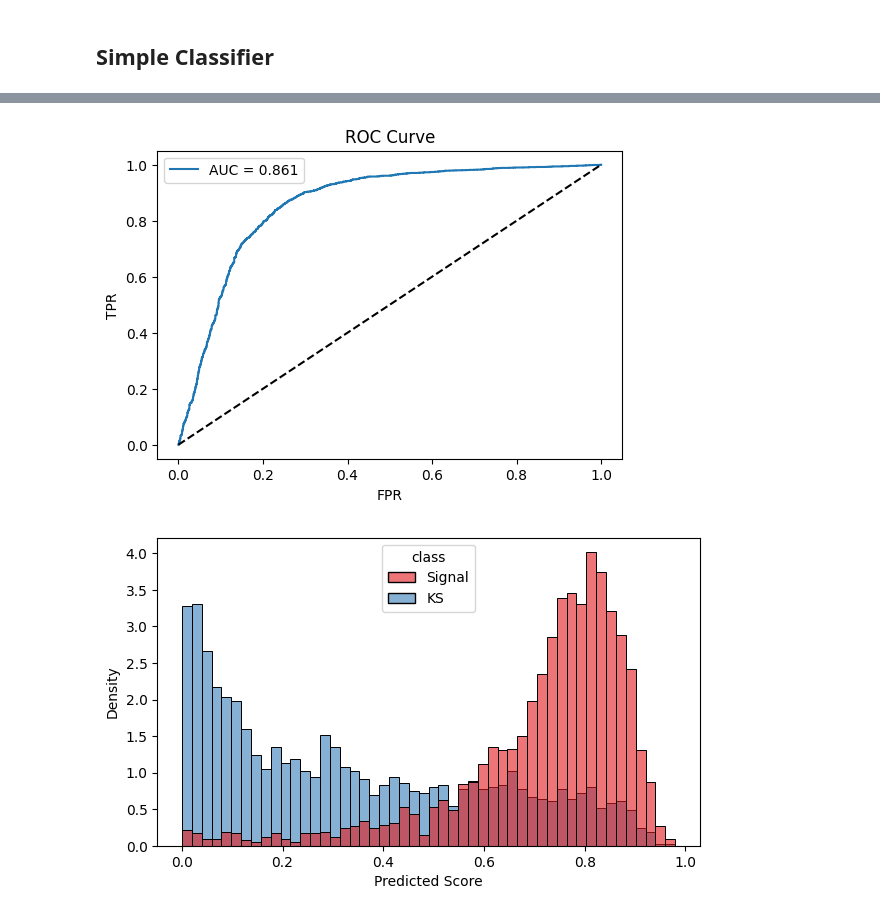
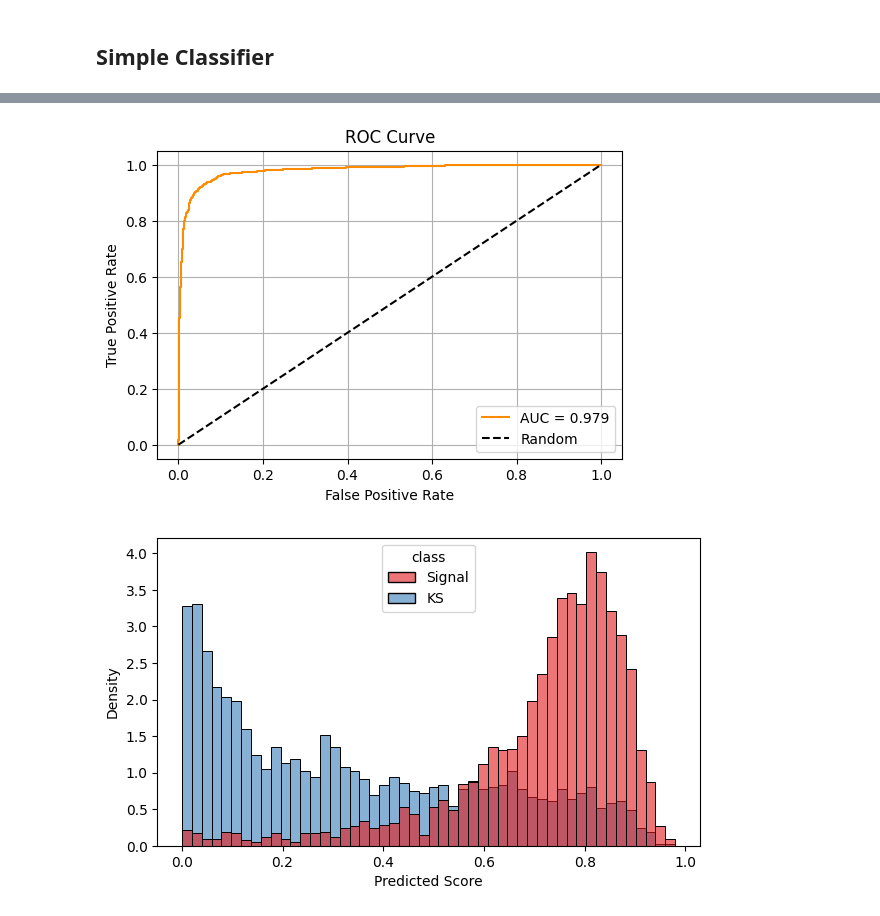
Before and after one commit to Shravan1729/LV_in_LHC_-KS-process, a Jupyter notebook: DNN_test.ipynb, the cells around one changed output, grey strips where cells are left out. Cells and saved outputs as stored; diff of their text form; code cells hidden in the pictures.

```diff
--- a/DNN_test.ipynb
+++ b/DNN_test.ipynb
@@ -230,0 +316,8 @@ Epoch 10/10
+# %%
+import os
+os.environ['CUDA_VISIBLE_DEVICES'] = '-1'
+import tensorflow as tf
+from tensorflow import keras
+from tensorflow.keras import layers
+
+model, history = train_binary_classifier(df_sk_11, features)
@@ -255,0 +498,12 @@ plt.show()
+# %%
+
+from torchinfo import summary
+
+# Example input dimension
+input_dim = 8  # <-- change this according to your dataset
+
+# Instantiate model
+model = SimpleDNN(input_dim=input_dim)
+
+# Print summary (for batch size = 64)
+summary(model, input_size=(64, input_dim))
@@ -256,17 +529,27 @@ plt.show()
 # %%
-fpr, tpr, _ = roc_curve(y_test, y_pred_prob)
-auc_val = roc_auc_score(y_test, y_pred_prob)
+from sklearn.metrics import roc_curve, roc_auc_score
+import matplotlib.pyplot as plt
+# Predict probabilities
+with torch.no_grad():
+    logits = model(X_test_tensor)
+    y_pred_prob = torch.sigmoid(logits).cpu().numpy().ravel()  # probabilities
+    y_pred = (y_pred_prob > 0.5).astype(int)                   # binary predictions
+    y_true = y_test_tensor.cpu().numpy().ravel()
+
+fpr, tpr, _ = roc_curve(y_true, y_pred_prob)
+auc_val = roc_auc_score(y_true, y_pred_prob)
 
 plt.figure(figsize=(6, 4))
-plt.plot(fpr, tpr, label=f"AUC = {auc_val:.3f}")
-plt.plot([0, 1], [0, 1], 'k--')
-plt.xlabel("FPR")
-plt.ylabel("TPR")
+plt.plot(fpr, tpr, label=f"AUC = {auc_val:.3f}", color='darkorange')
+plt.plot([0, 1], [0, 1], 'k--', label='Random')
+plt.xlabel("False Positive Rate")
+plt.ylabel("True Positive Rate")
 plt.title("ROC Curve")
 plt.legend()
+plt.grid()
 plt.show()
 # %% [output]
-[figure, old version]
+[figure, new version]
 # %%
 df_scores = pd.DataFrame({
     'score': y_pred_prob,
```
Also changed, not shown: parts of 15 cells of this notebook.
